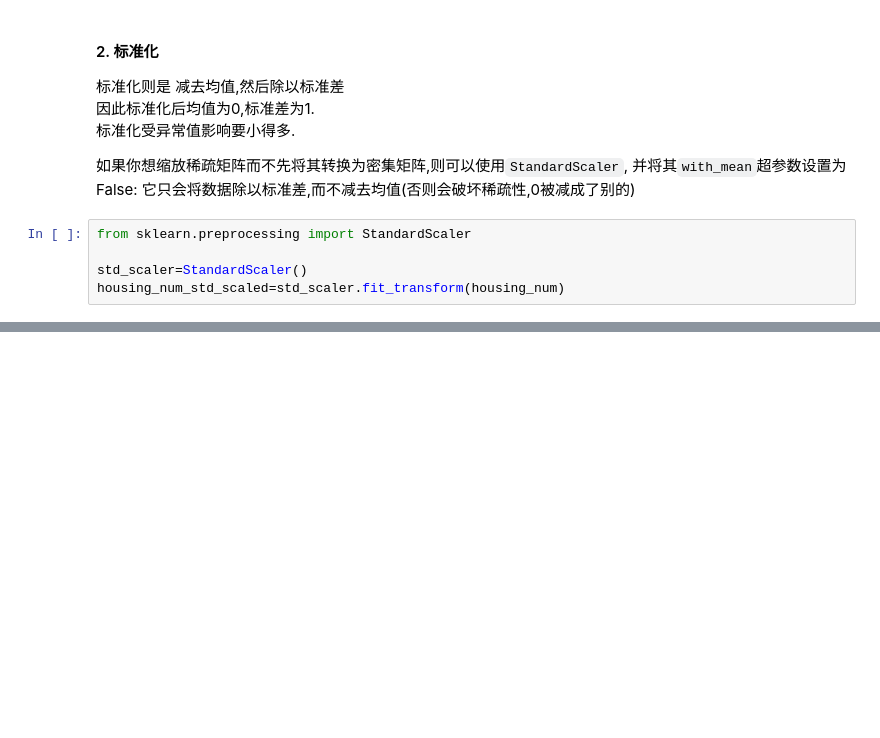
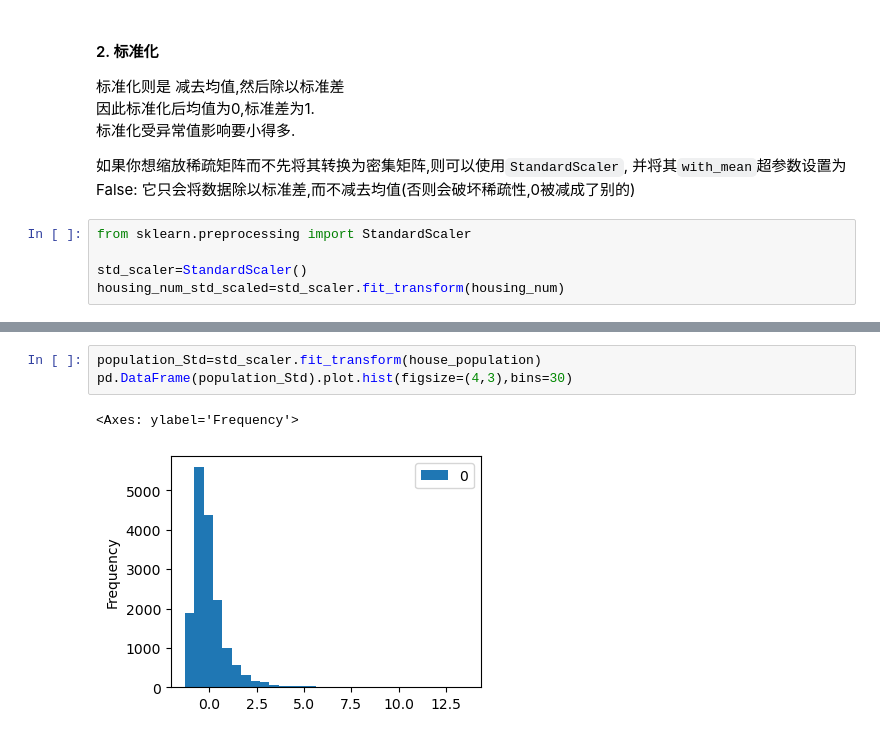
Before and after one commit to ym-ml/ML-DL_note, a Jupyter notebook: Hands-On_ML_withSklearn/Ch2.ipynb, the cells around one changed output, grey strips where cells are left out. Drawn from its saved outputs; the diff is of its cells as text; blank space fills up the shorter version.

```diff
--- a/Hands-On_ML_withSklearn/Ch2.ipynb
+++ b/Hands-On_ML_withSklearn/Ch2.ipynb
@@ -687,0 +706,6 @@ housing_num_std_scaled=std_scaler.fit_transform(housing_num)
+# %%
+population_Std=std_scaler.fit_transform(house_population)
+pd.DataFrame(population_Std).plot.hist(figsize=(4,3),bins=30)
+# %% [output]
+<Axes: ylabel='Frequency'>
+[figure, added]
```
Also changed, not shown: parts of 19 cells of this notebook.
